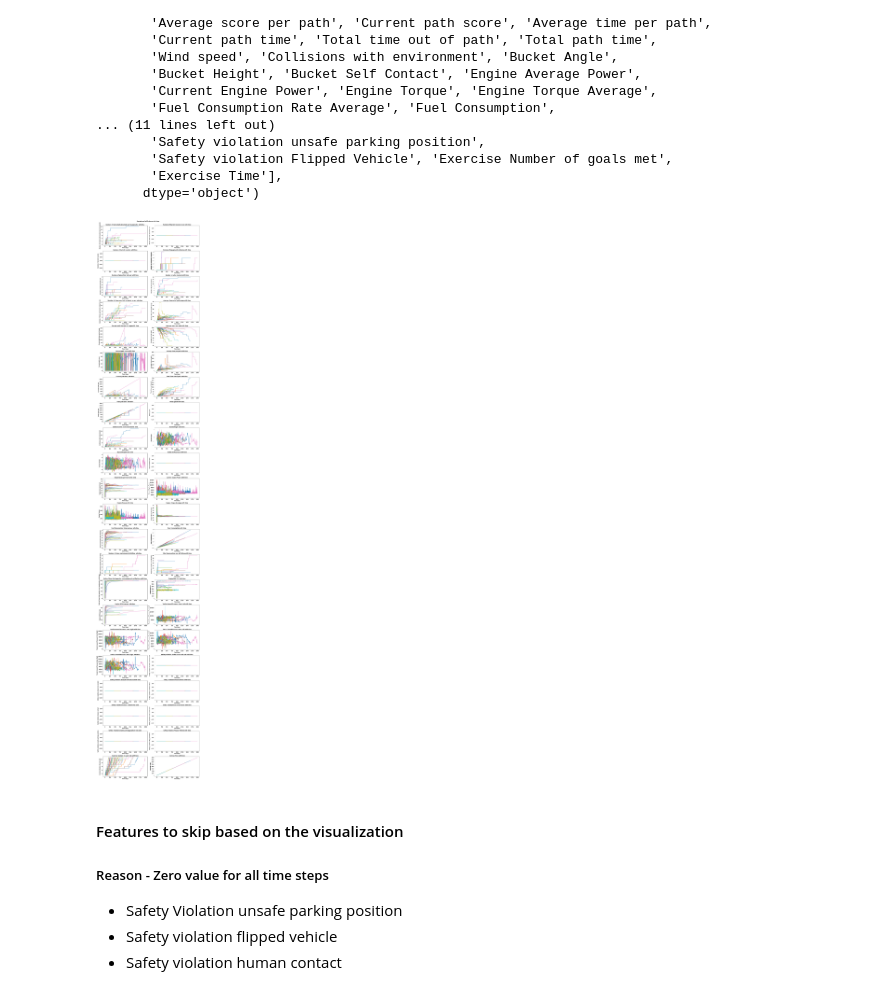
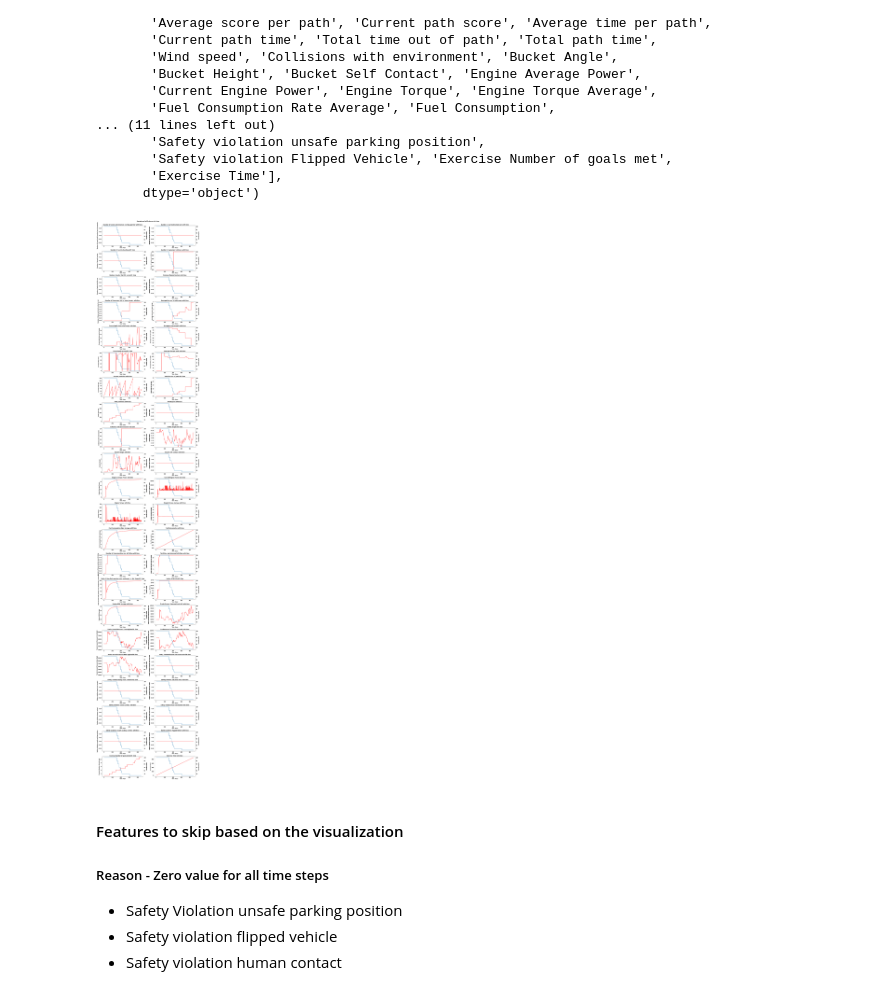
Before and after one commit to pranavAL/InvRL_Auto-Evaluate, a Jupyter notebook: EDA.ipynb, the cells around one changed output. Drawn from its saved outputs; the diff is of its cells as text; code cells hidden in the pictures.

```diff
--- a/EDA.ipynb
+++ b/EDA.ipynb
@@ -78,31 +106,35 @@ Index(['Number of tennis balls knocked over by operator',
 # %%
 def deviation_of_features_with_time(features, axis):
 
+    ax1 = axis.twinx()
     axis.set_title(f"{features} with time", fontweight="bold")
     axis.set_xlabel(f"Time Steps")
     axis.set_ylabel(f"{features}")
+    ax1.set_ylabel("Current Score")
 
-    for sess in sessions:
+    for sess in sessions[:1]:
         values = data.loc[data["Session id"]==sess, features]
         time_steps = data.loc[data["Session id"]==sess, "Time Step"]
+        score = data.loc[data["Session id"]==sess, "Current trainee score at that time"]
 
-        axis.plot(time_steps, values)
+        axis.plot(time_steps, values, color="red")
+        ax1.plot(time_steps, score)
 
 
 def show_deviation_all_features_with_time():
     fig, ax = plt.subplots(len(data.columns[3:])//2, 2)
     fig.set_figheight(80)
     fig.set_figwidth(15)
     fig.suptitle("Deviation of all features with time", y=1.0, fontweight="bold")
 
     for i, feat in enumerate(data.columns[3:]):
         deviation_of_features_with_time(feat, ax[i//2,i%2])
 
     plt.show()
 
 show_deviation_all_features_with_time()
 # %% [output]
-[figure, old version]
+[figure, new version]
 # %% [markdown]
 #### Features to skip based on the visualization
 ##### Reason - Zero value for all time steps
```
Also changed, not shown: parts of 15 cells of this notebook, 3 other files.
